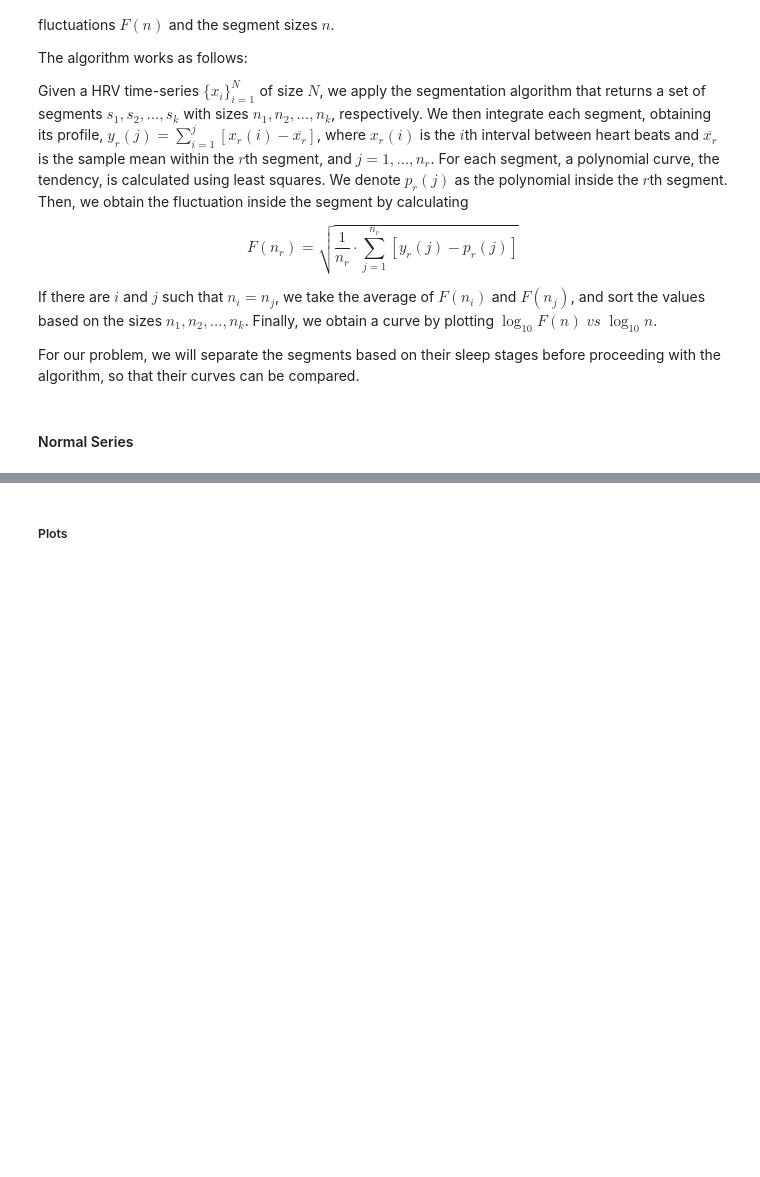
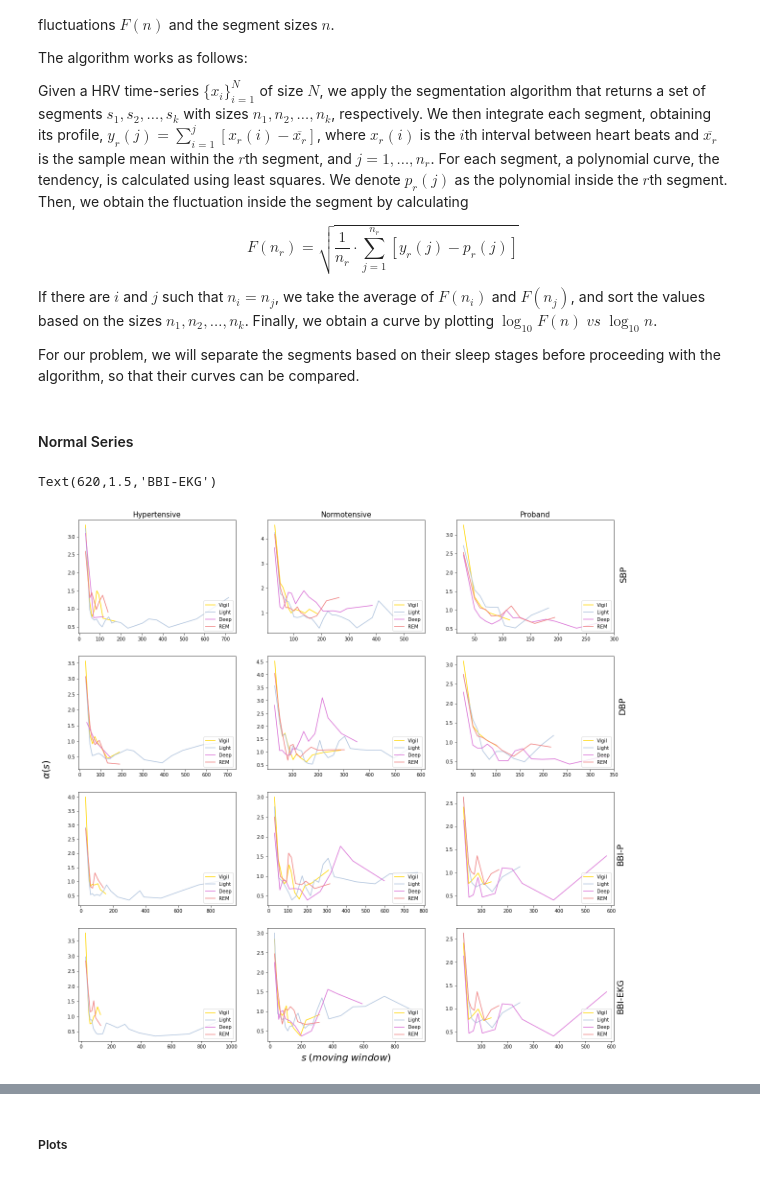
Before and after one commit to patrick-oliveira/analise_hrv, a Jupyter notebook: 4Stages_DFA_L.ipynb, the cells around one changed output, grey strips where cells are left out. Saved outputs shown, nothing was run; the diff lists cells and outputs as text; code cells hidden in the pictures; blank space fills up the shorter version.

```diff
--- a/4Stages_DFA_L.ipynb
+++ b/4Stages_DFA_L.ipynb
@@ -67,0 +88,53 @@ f_l = dfaf.tratamento(f_l, 4, log = 0)
+# %%
+fig, axs = plt.subplots(nrows = 4, ncols = 3)
+# Configure figure sizes and distance between axis
+for item in [fig]:
+    item.set_size_inches(20, 20)
+    item.subplots_adjust(hspace = 0.2, wspace = 0.2)
+
+colors = ["gold", "lightsteelblue", "orchid", "lightcoral"]
+labels = ["Vigil", "Light", "Deep", "REM"]
+groups = ["Hypertensive", "Normotensive", "Proband"]
+series = ["SBP", "DBP", "BBI-P", "BBI-EKG"]
+step = 10
+
+for g in range(3):
+    for s in range(4):
+        for j in range(4):
+
+            teste = f_l[g][s][j]
+            localscale = np.asarray([])
+            n = np.asarray([])
+            for i in range(step, teste.index[-1] - (step+1), step):
+                a = (np.log10(teste["coef"][i+step]) - np.log10(teste["coef"][i-step]))/(np.log10(teste["L"][i+step]) - np.log10(teste["L"][i-step]))
+                localscale = np.concatenate([localscale, np.asarray([a])])
+                n = np.concatenate([n, np.asarray([teste["L"][i]])])
+
+            scales = pd.DataFrame({"x": n, "y": localscale}).drop(1)
+            axs[s][g].plot(scales["x"], scales["y"], color = colors[j], label = labels[j])
+            axs[s][g].legend(fontsize = 10, markerscale = 7, loc = 4)
+            #axs[s][g].set_xscale("log"); axs[s][g].set_yscale("log")
+
+
+# Configure title sizes
+for i in range(4):
+    for j in range(3):
+        axs[i][j].xaxis.label.set_fontsize(20)
+        axs[i][j].yaxis.label.set_fontsize(20)
+
+axs[1][0].set_ylabel(r'$\alpha (s)$')
+axs[1][0].yaxis.set_label_coords(-0.17,0)
+axs[3][1].set_xlabel(r'$s \; (moving \; window)$')
+axs[3][1].xaxis.set_label_coords(0.5, -0.1)
+
+axs[0][0].set_title("Hypertensive", size = 15)
+axs[0][1].set_title("Normotensive", size = 15)
+axs[0][2].set_title("Proband", size = 15)
+
+axs[0][2].text(310, 2, "SBP", fontsize = 18, rotation = "vertical")
+axs[1][2].text(360, 2, "DBP", fontsize = 18, rotation = "vertical")
+axs[2][2].text(620, 1.5, "BBI-P", fontsize = 18, rotation = "vertical")
+axs[3][2].text(620, 1.5, "BBI-EKG", fontsize = 18, rotation = "vertical")
+# %% [output]
+Text(620,1.5,'BBI-EKG')
+[figure, added]
```
Also changed, not shown: parts of 8 cells of this notebook, 15 other files.
